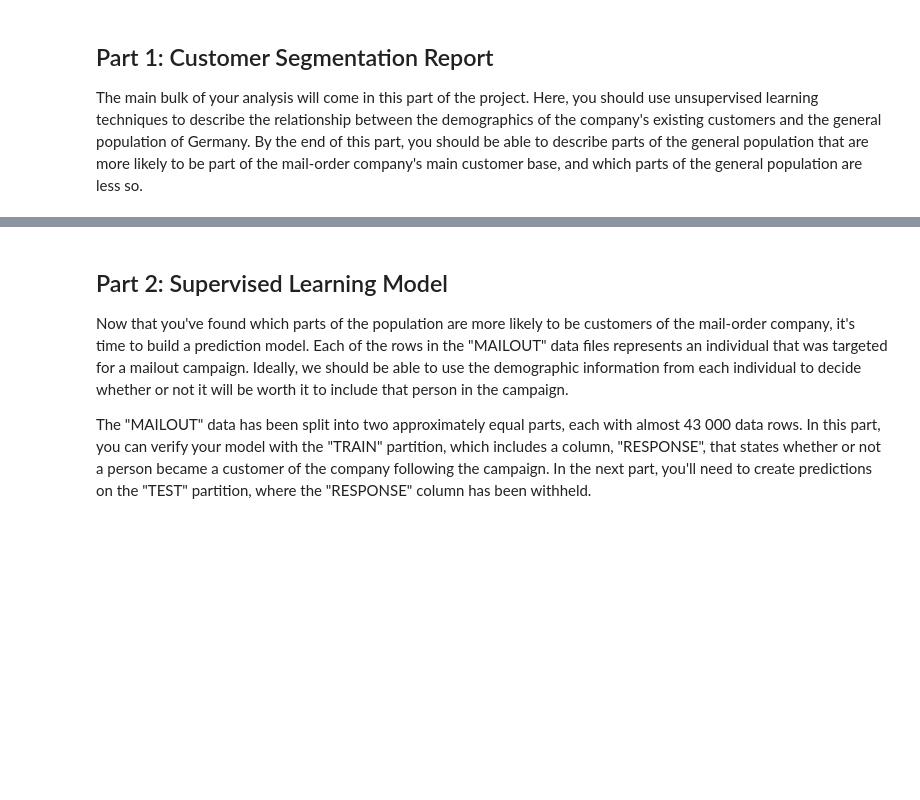
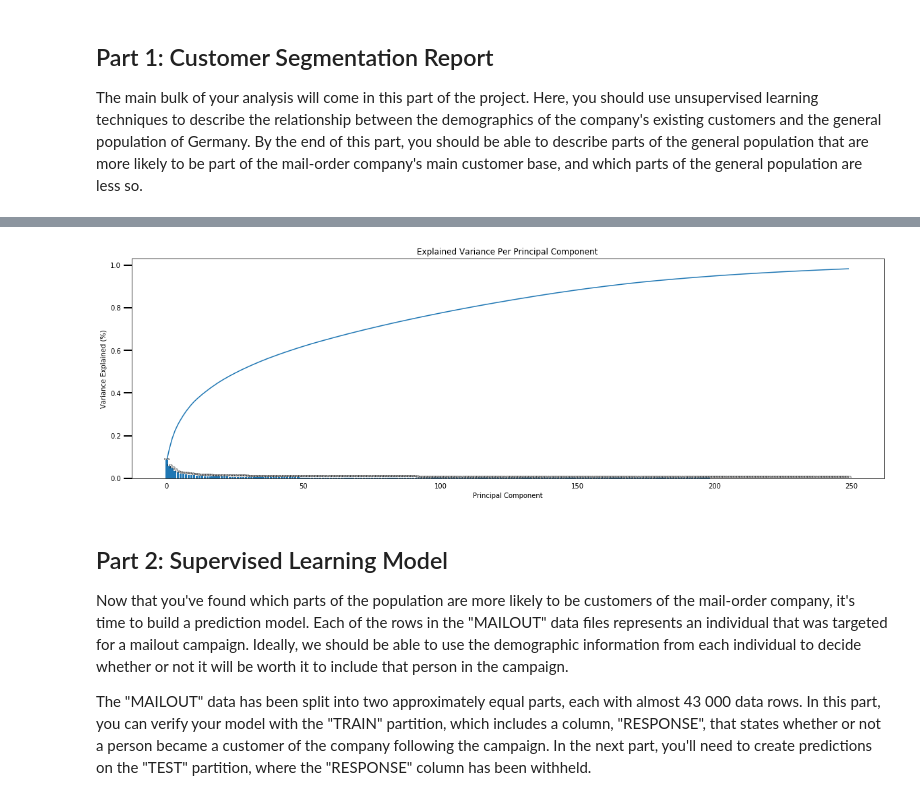
Before and after one commit to thapasun/udacity-DSND-capstone, a Jupyter notebook: Arvato Project Workbook.ipynb, the cells around one changed output, grey strips where cells are left out. Cells and saved outputs as stored; diff of their text form; code cells hidden in the pictures; blank space fills up the shorter version.

```diff
--- a/Arvato Project Workbook.ipynb
+++ b/Arvato Project Workbook.ipynb
@@ -229,3 +656,10 @@ The main bulk of your analysis will come in this part of the project. Here, you
+# %%
+pca_250 = PCA(n_components = 250)
+azdias_pca_250 = pca_200.fit_transform(azdias_new)
+# %%
+scree_plot(pca_250)
+# %% [output]
+[figure, added]
 # %% [markdown]
 ## Part 2: Supervised Learning Model
 
```
Also changed, not shown: parts of 71 cells of this notebook.
